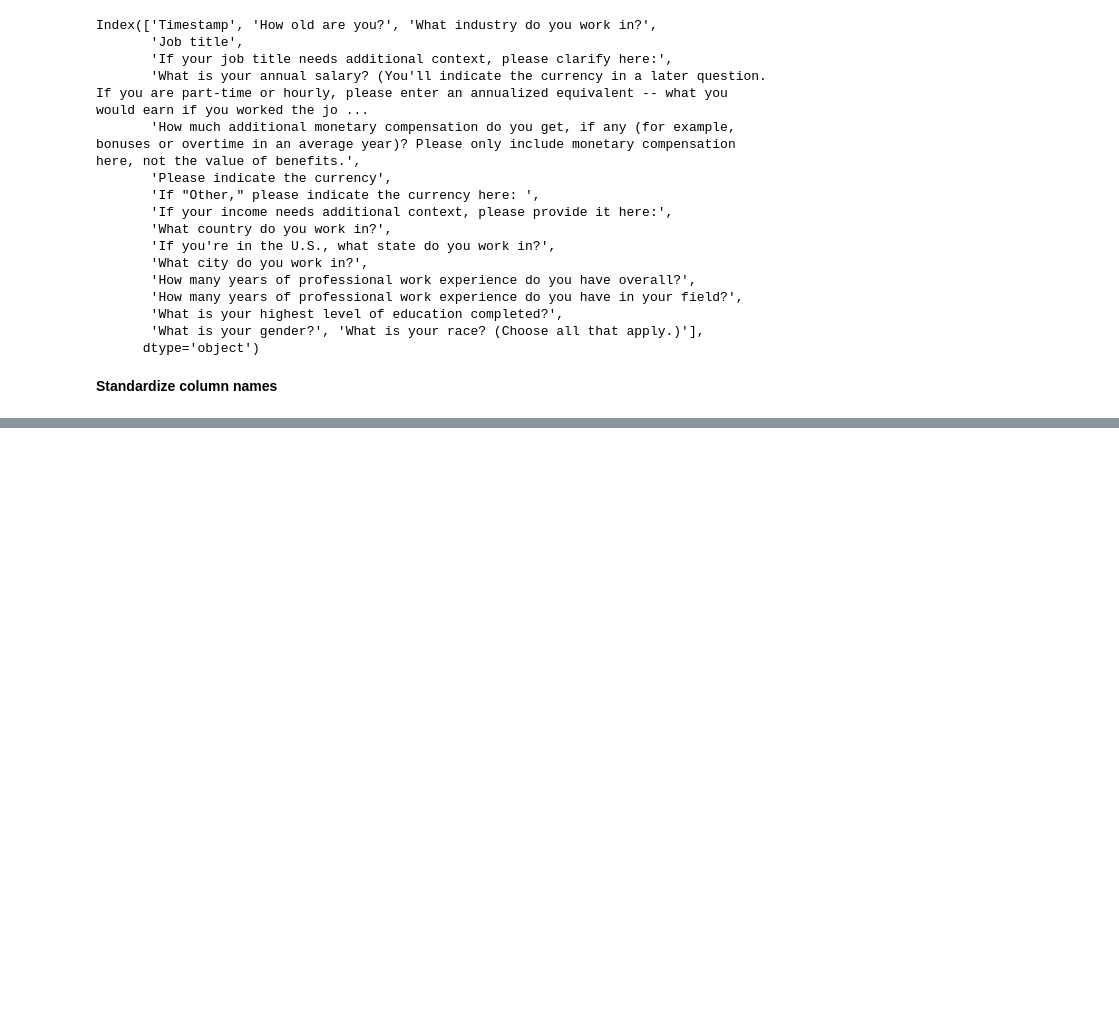
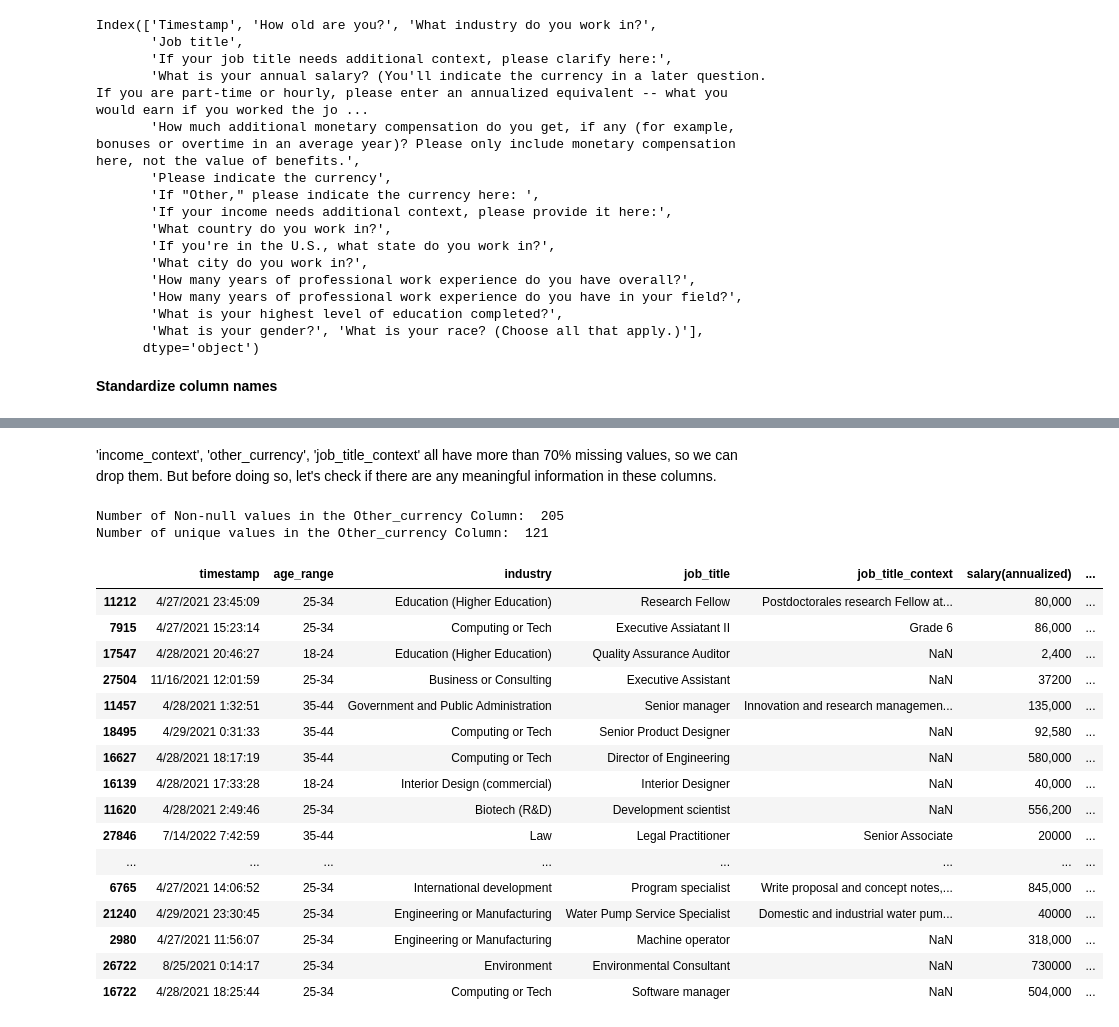
Before and after one commit to idowujames/Manager-Salary-Survey-2021-, a Jupyter notebook: notebooks/1.0-ji-initial-cleaning.ipynb, the cells around one changed output, grey strips where cells are left out. Cells and saved outputs as stored; diff of their text form; code cells hidden in the pictures; blank space fills up the shorter version.

```diff
--- a/notebooks/1.0-ji-initial-cleaning.ipynb
+++ b/notebooks/1.0-ji-initial-cleaning.ipynb
@@ -97,0 +127,26 @@ df.head()
+# %% [markdown]
+'income_context', 'other_currency', 'job_title_context' all have more than 70% missing values, so we can drop them. But before doing so, let's check if there are any meaningful information in these columns.
+# %%
+print('Number of Non-null values in the Other_currency Column: ',len(df[~df['other_currency'].isnull()]))
+print('Number of unique values in the Other_currency Column: ',df[~df['other_currency'].isnull()]['other_currency'].nunique())
+df[~df['other_currency'].isnull()].iloc[:,:10].sample(20)
+# %% [output]
+Number of Non-null values in the Other_currency Column:  205
+Number of unique values in the Other_currency Column:  121
+|  | timestamp | age_range | industry | job_title | job_title_context | salary(annualized) | ... |
+| 11212 | 4/27/2021 23:45:09 | 25-34 | Education (Higher Education) | Research Fellow | Postdoctorales research Fellow at... | 80,000 | ... |
+| 7915 | 4/27/2021 15:23:14 | 25-34 | Computing or Tech | Executive Assiatant II | Grade 6 | 86,000 | ... |
+| 17547 | 4/28/2021 20:46:27 | 18-24 | Education (Higher Education) | Quality Assurance Auditor | NaN | 2,400 | ... |
+| 27504 | 11/16/2021 12:01:59 | 25-34 | Business or Consulting | Executive Assistant | NaN | 37200 | ... |
+| 11457 | 4/28/2021 1:32:51 | 35-44 | Government and Public Administration | Senior manager | Innovation and research managemen... | 135,000 | ... |
+| 18495 | 4/29/2021 0:31:33 | 35-44 | Computing or Tech | Senior Product Designer | NaN | 92,580 | ... |
+| 16627 | 4/28/2021 18:17:19 | 35-44 | Computing or Tech | Director of Engineering | NaN | 580,000 | ... |
+| 16139 | 4/28/2021 17:33:28 | 18-24 | Interior Design (commercial) | Interior Designer | NaN | 40,000 | ... |
+| 11620 | 4/28/2021 2:49:46 | 25-34 | Biotech (R&D) | Development scientist | NaN | 556,200 | ... |
+| 27846 | 7/14/2022 7:42:59 | 35-44 | Law | Legal Practitioner | Senior Associate | 20000 | ... |
+| ... | ... | ... | ... | ... | ... | ... | ... |
+| 6765 | 4/27/2021 14:06:52 | 25-34 | International development | Program specialist | Write proposal and concept notes,... | 845,000 | ... |
+| 21240 | 4/29/2021 23:30:45 | 25-34 | Engineering or Manufacturing | Water Pump Service Specialist | Domestic and industrial water pum... | 40000 | ... |
+| 2980 | 4/27/2021 11:56:07 | 25-34 | Engineering or Manufacturing | Machine operator | NaN | 318,000 | ... |
+| 26722 | 8/25/2021 0:14:17 | 25-34 | Environment | Environmental Consultant | NaN | 730000 | ... |
+| 16722 | 4/28/2021 18:25:44 | 25-34 | Computing or Tech | Software manager | NaN | 504,000 | ... |
```
Also changed, not shown: parts of 9 cells of this notebook.
